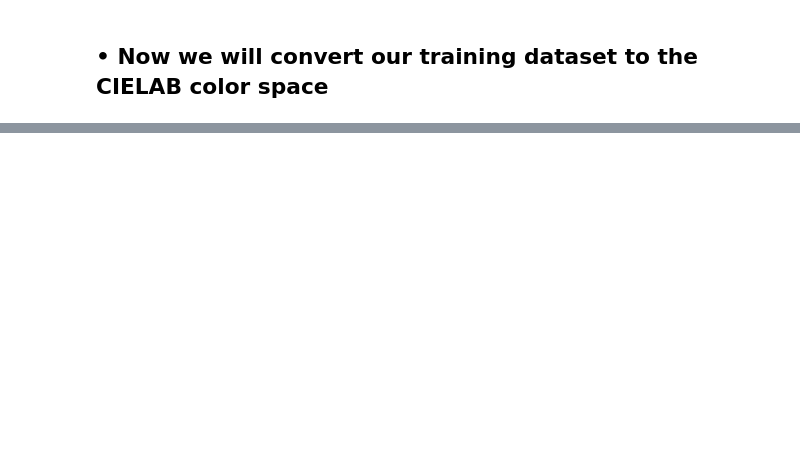
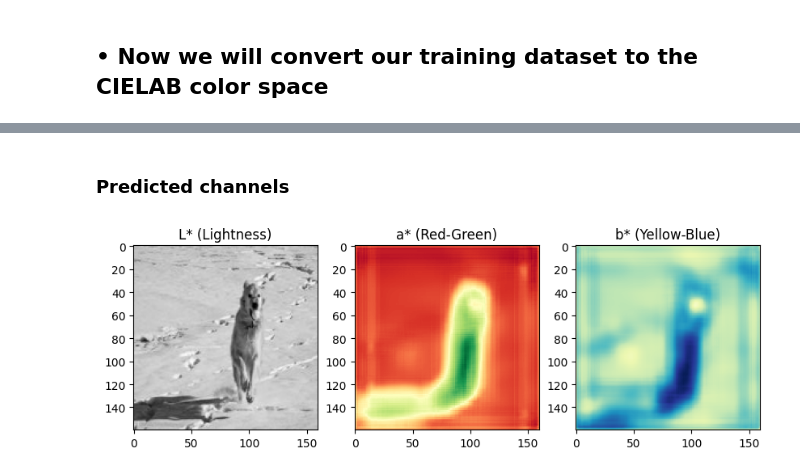
Before and after one commit to AndreyArguedas/DeepLearning, a Jupyter notebook: Documentos de Deep Learning GR 40/TC2/TC2-DL-AndreyArguedas.ipynb, the cells around one changed output, grey strips where cells are left out. Cells and saved outputs as stored; diff of their text form; code cells hidden in the pictures; blank space fills up the shorter version.

```diff
--- a/Documentos de Deep Learning GR 40/TC2/TC2-DL-AndreyArguedas.ipynb
+++ b/Documentos de Deep Learning GR 40/TC2/TC2-DL-AndreyArguedas.ipynb
@@ -175,0 +265,3 @@ plt.show()
+# %%
+# Load the trained model
+model = tf.keras.models.load_model('checkpoints/colorization_model.h5')
@@ -175,0 +270,9 @@ plt.show()
+# %%
+# Apply the preprocessing function to the dataset
+val_dataset_lab = val_dataset.map(rgb_to_lab)
+
+val_dataset_lab = val_dataset_lab.unbatch()
+val_dataset_lab_images = np.asarray(list(val_dataset_lab.map(lambda x, y: x)))
+val_dataset_lab_labels = np.asarray(list(val_dataset_lab.map(lambda x, y: y)))
+
+print("Shape of val LAB images", val_dataset_lab_images.shape)
@@ -175,0 +283,11 @@ plt.show()
+# %%
+#Images only with grayscale channel
+test_images_grayscale = val_dataset_lab_images[:, :, :, 0] / 255.0
+test_images_grayscale = test_images_grayscale.reshape(test_images_grayscale.shape[0], test_images_grayscale.shape[1], test_images_grayscale.shape[2])
+print(test_images_grayscale[0].shape)
+print(test_images_grayscale[0])
+
+#Images with AB channels
+test_images_AB = val_dataset_lab_images[:, :, :, 1:] / 128.0
+print(test_images_AB[0].shape)
+print(test_images_AB[0])
@@ -175,0 +314,4 @@ plt.show()
+# %%
+ab_channels = model.predict(test_images_grayscale[0].reshape(1 , test_images_grayscale[0].shape[0], test_images_grayscale[0].shape[1], 1))
+ab_channels = ab_channels[0] * 128.0
+print(ab_channels)
@@ -175,0 +336,18 @@ plt.show()
+# %% [markdown]
+### Predicted channels
+# %%
+
+fig, axs = plt.subplots(1, 3, figsize=(10, 10))
+
+axs[0].imshow(test_images_grayscale[0], cmap='gray')
+axs[0].set_title('L* (Lightness)')
+
+axs[1].imshow(ab_channels[:, :, 0], cmap='RdYlGn')
+axs[1].set_title('a* (Red-Green)')
+
+axs[2].imshow(ab_channels[:, :, 1], cmap='YlGnBu')
+axs[2].set_title('b* (Yellow-Blue)')
+
+plt.show()
+# %% [output]
+[figure, added]
```
Also changed, not shown: parts of 23 cells of this notebook.
